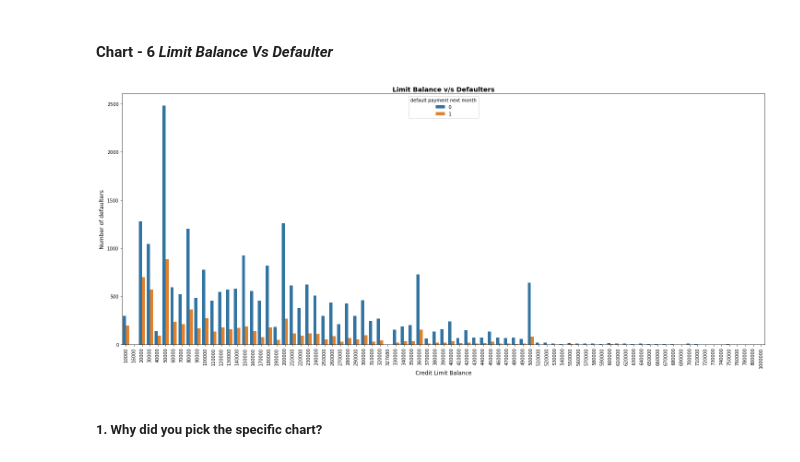
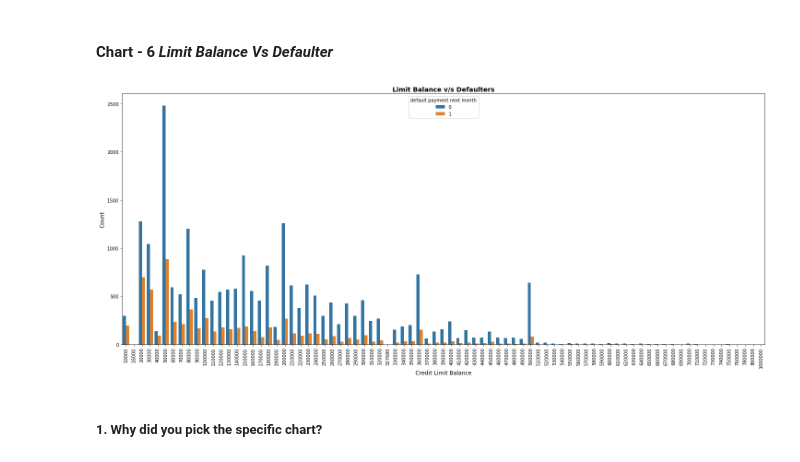
Before and after one commit to Kaushaljha488/Credit-Card-Default-Prediction, a Jupyter notebook: Kaushal_Credit_Card_Default_Prediction_.ipynb, the cells around one changed output. Drawn from its saved outputs; the diff is of its cells as text; code cells hidden in the pictures.

```diff
--- a/Kaushal_Credit_Card_Default_Prediction_.ipynb
+++ b/Kaushal_Credit_Card_Default_Prediction_.ipynb
@@ -551,14 +551,14 @@ Youngsters are using credit card more so we will mainly focus on them to increas
 # %%
 # Chart - 6 visualization code
 plt.figure(figsize = (25,10))
 sns.countplot(x = 'LIMIT_BAL',hue = 'default payment next month',data = df1)
 plt.xticks(rotation = 90)
 plt.title('Limit Balance v/s Defaulters', fontsize = 14, fontweight = 'bold')
 plt.xlabel('Credit Limit Balance',fontsize = 12)
-plt.ylabel('Number of defaulters',fontsize = 12)
+plt.ylabel('Count',fontsize=12)
 plt.show()
 # %% [output]
-[figure, old version]
+[figure, new version]
 # %% [markdown]
 ##### 1. Why did you pick the specific chart?
 # %% [markdown]
```
Also changed, not shown: parts of 43 cells of this notebook.
